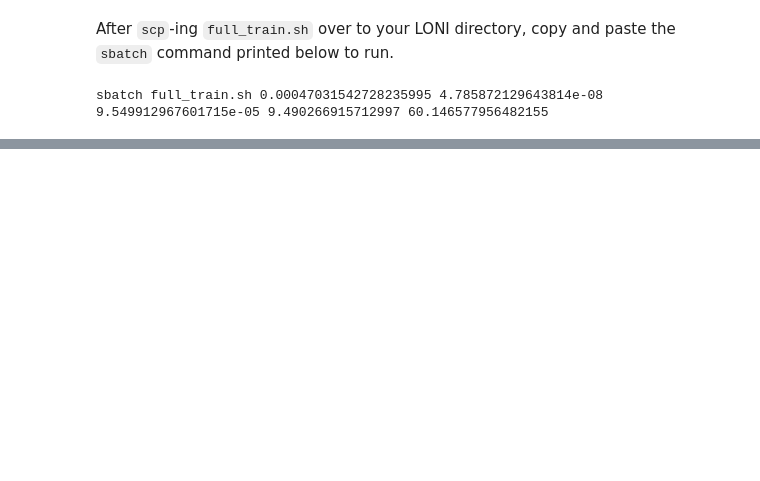
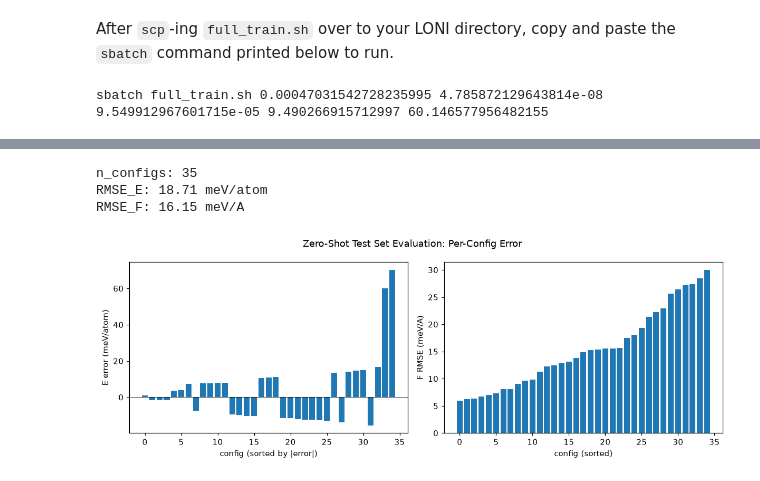
Before and after one commit to zbschwab/finetuned-mlips, a Jupyter notebook: mace-mh-1/cv-optuna/optuna_post-processing.ipynb, the cells around one changed output, grey strips where cells are left out. Cells and saved outputs as stored; diff of their text form; code cells hidden in the pictures; blank space fills up the shorter version.

```diff
--- a/mace-mh-1/cv-optuna/optuna_post-processing.ipynb
+++ b/mace-mh-1/cv-optuna/optuna_post-processing.ipynb
@@ -170,0 +187,39 @@ sbatch full_train.sh 0.00047031542728235995 4.785872129643814e-08 9.549912967601
+# %%
+import json
+
+# ===== USER INPUT =====
+JOB_ID = "740929"  # give LONI job_id/other distinguishing feature of your eval .json
+# ======================
+
+with open(f"../results/test_eval-{JOB_ID}.json") as f:
+    d = json.load(f)
+
+print(f"n_configs: {d['n_configs']}")
+print(f"RMSE_E: {d['RMSE_E_per_atom_meV']:.2f} meV/atom")
+print(f"RMSE_F: {d['RMSE_F_meV_per_A']:.2f} meV/A")
+
+configs = d["per_config"]
+e_errs = [c["E_error_meV_per_atom"] for c in configs]
+f_rmses = [c["F_RMSE_meV_per_A"] for c in configs]
+# %% [output]
+n_configs: 35
+RMSE_E: 18.71 meV/atom
+RMSE_F: 16.15 meV/A
+# %%
+# positive bar: model overestimated; negative bar: model underestimated
+fig, axes = plt.subplots(1, 2, figsize=(11, 4))
+plt.suptitle("Zero-Shot Test Set Evaluation: Per-Config Error")
+
+axes[0].bar(range(len(e_errs)), sorted(e_errs, key=abs))
+axes[0].set_xlabel("config (sorted by |error|)")
+axes[0].set_ylabel("E error (meV/atom)")
+axes[0].axhline(0, color="k", lw=0.5)
+
+axes[1].bar(range(len(f_rmses)), sorted(f_rmses))
+axes[1].set_xlabel("config (sorted)")
+axes[1].set_ylabel("F RMSE (meV/A)")
+
+plt.tight_layout()
+plt.show()
+# %% [output]
+[figure, added]
```
Also changed, not shown: parts of 18 cells of this notebook, 7 other files.
